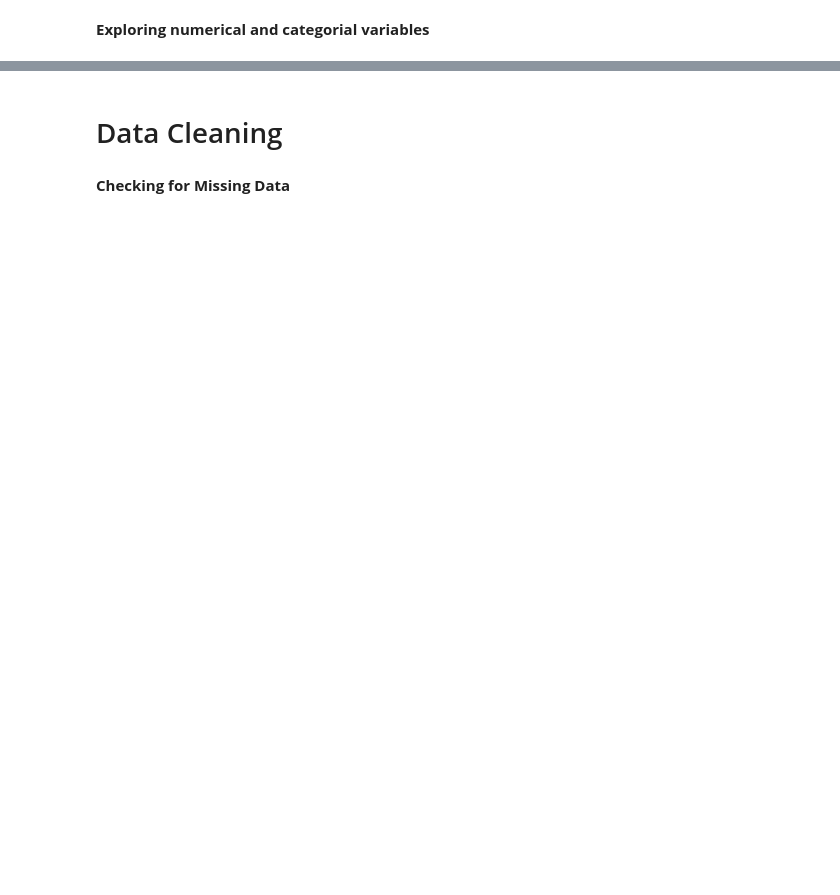
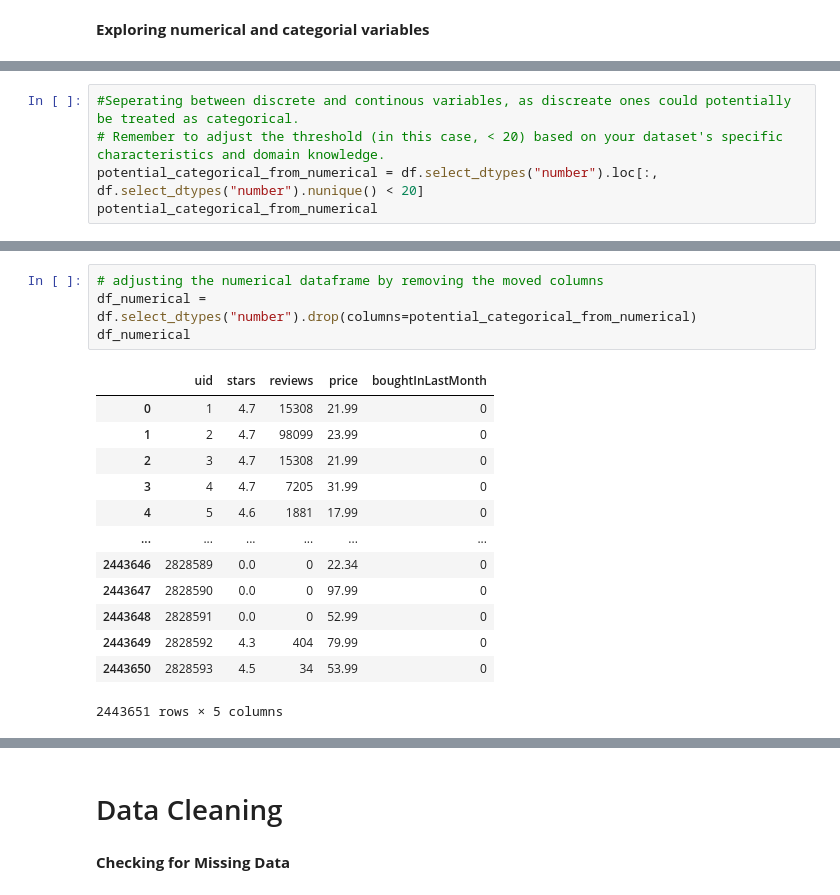
Before and after one commit to SheryllD/lab-eda-univariate, a Jupyter notebook: solution.ipynb, the cells around one changed output, grey strips where cells are left out. Drawn from its saved outputs; the diff is of its cells as text; blank space fills up the shorter version.

```diff
--- a/solution.ipynb
+++ b/solution.ipynb
@@ -34,0 +103,5 @@ Exploring the following:
+# %%
+#Seperating between discrete and continous variables, as discreate ones could potentially be treated as categorical.
+# Remember to adjust the threshold (in this case, < 20) based on your dataset's specific characteristics and domain knowledge.
+potential_categorical_from_numerical = df.select_dtypes("number").loc[:, df.select_dtypes("number").nunique() < 20]
+potential_categorical_from_numerical
@@ -34,0 +154,18 @@ Exploring the following:
+# %%
+# adjusting the numerical dataframe by removing the moved columns
+df_numerical = df.select_dtypes("number").drop(columns=potential_categorical_from_numerical)
+df_numerical
+# %% [output]
+|  | uid | stars | reviews | price | boughtInLastMonth |
+| 0 | 1 | 4.7 | 15308 | 21.99 | 0 |
+| 1 | 2 | 4.7 | 98099 | 23.99 | 0 |
+| 2 | 3 | 4.7 | 15308 | 21.99 | 0 |
+| 3 | 4 | 4.7 | 7205 | 31.99 | 0 |
+| 4 | 5 | 4.6 | 1881 | 17.99 | 0 |
+| ... | ... | ... | ... | ... | ... |
+| 2443646 | 2828589 | 0.0 | 0 | 22.34 | 0 |
+| 2443647 | 2828590 | 0.0 | 0 | 97.99 | 0 |
+| 2443648 | 2828591 | 0.0 | 0 | 52.99 | 0 |
+| 2443649 | 2828592 | 4.3 | 404 | 79.99 | 0 |
+| 2443650 | 2828593 | 4.5 | 34 | 53.99 | 0 |
+2443651 rows × 5 columns
```
Also changed, not shown: parts of 35 cells of this notebook.
